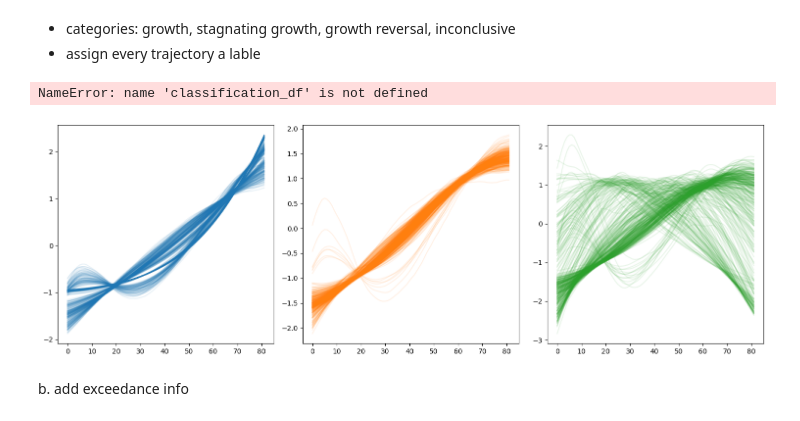
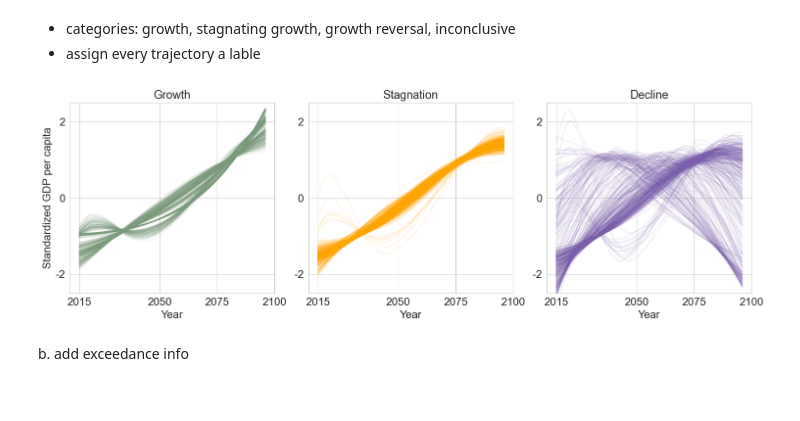
Before and after one commit to sarasita/econ, a Jupyter notebook: main_analysis/clustering/001_clustering.ipynb, the cells around one changed output. Drawn from its saved outputs; the diff is of its cells as text; code cells hidden in the pictures.

```diff
--- a/main_analysis/clustering/001_clustering.ipynb
+++ b/main_analysis/clustering/001_clustering.ipynb
@@ -103,25 +113,34 @@ def rolling_mean_2d(array, window_size):
     return result
 window_size = 5
 gdp_agg_std = rolling_mean_2d(gdp_clim_std.T, window_size).T[2:-2,:]
-# %%
-classification_df
-# %% [output]
-NameError: name 'classification_df' is not defined
 # %%
+colors_clusters = colors = ['#7A9A7A',
+                            'orange',
+                            '#7A5DAB']
+cluster_labels = ['Growth', 'Stagnation', 'Decline']
 tol = 0.02
 gdp_slope = np.diff(gdp_agg_std, axis = 0)
 idx_growth     = np.argwhere(gdp_agg_std[-1,:] > (1+tol)*np.max(gdp_agg_std[:-2,:], axis = 0)).flatten()
 idx_stagnation = np.argwhere((gdp_agg_std[-1,:] > np.max(gdp_agg_std[:-2,:], axis = 0)) & (gdp_agg_std[-1,:] <= (1+tol)*np.max(gdp_agg_std[:-2,:], axis = 0))).flatten()
 idx_nogrowth   = np.argwhere(gdp_agg_std[-1,:] <= np.max(gdp_agg_std[:-2,:], axis = 0)).flatten()
 
-fig, axes = plt.subplots(1,3, figsize = (15, 5))
-for i, idx in enumerate([idx_growth, idx_stagnation, idx_nogrowth]):
-    ax = axes[i]
-    ax.plot(gdp_agg_std[:, idx[:400]], color = f'C{i}', alpha = 0.1)
-fig.tight_layout()
-plt.show()
+with sns.axes_style('whitegrid'):
+    fig, axes = plt.subplots(1,3, figsize = (15, 5))
+    for i, idx in enumerate([idx_growth, idx_stagnation, idx_nogrowth]):
+        ax = axes[i]
+        ax.plot(gdp_agg_std[:, idx[:400]], color = colors_clusters[i], alpha = 0.1)
+        ax.set_xticks([0, 35, 60, 85], [2015, 2050, 2075, 2100], fontsize = labelsize_medium)
+        ax.set_yticks([-2, 0, 2], [-2, 0, 2], fontsize = labelsize_medium)
+        ax.set_title(cluster_labels[i], fontsize = labelsize_large)
+        ax.set_ylim(-2.5,2.5)
+        if i == 0:
+            ax.set_ylabel('Standardized GDP per capita', fontsize = labelsize_medium)
+        ax.set_xlabel('Year', fontsize = labelsize_medium)
+    fig.tight_layout()
+    plt.savefig(cset.path_GRAPHICS / 'appendix' / 'gdp_clusters_defined.pdf', dpi = 600)
+    plt.show()
 # %% [output]
-[figure, old version]
+[figure, new version]
 # %%
 # store growth category pandas dataframe
 growth_category_array = np.array(['empty']*(n_scenarios*n_runs*n_isos))
```
Also changed, not shown: parts of 1 cell of this notebook, 5 other files.
